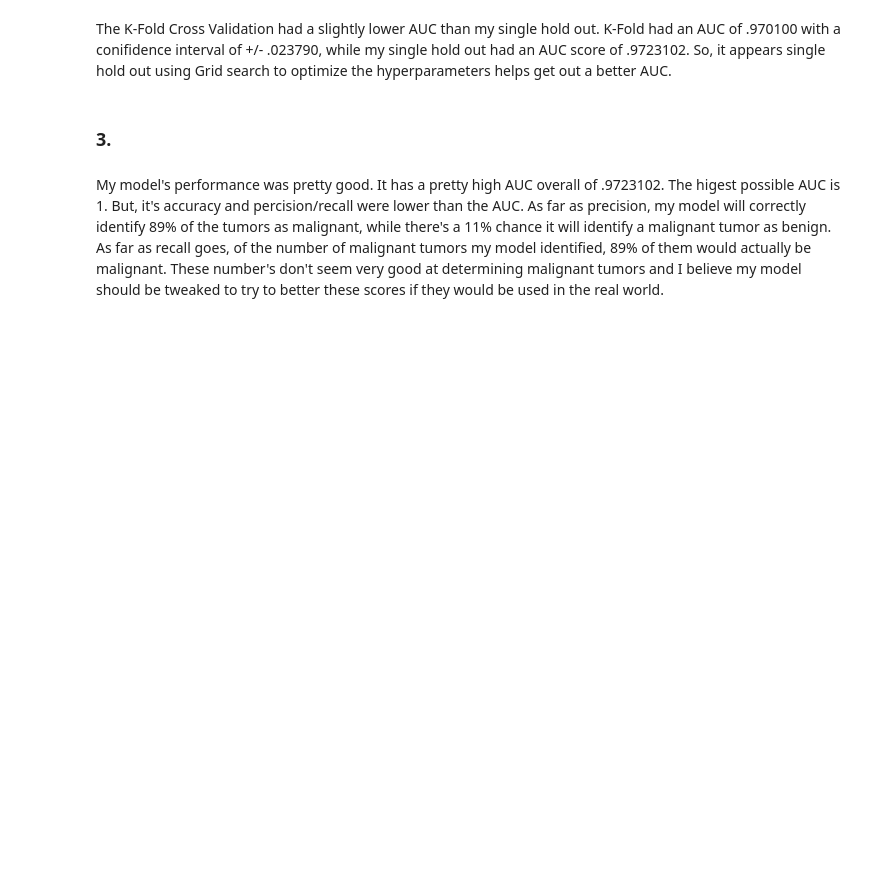
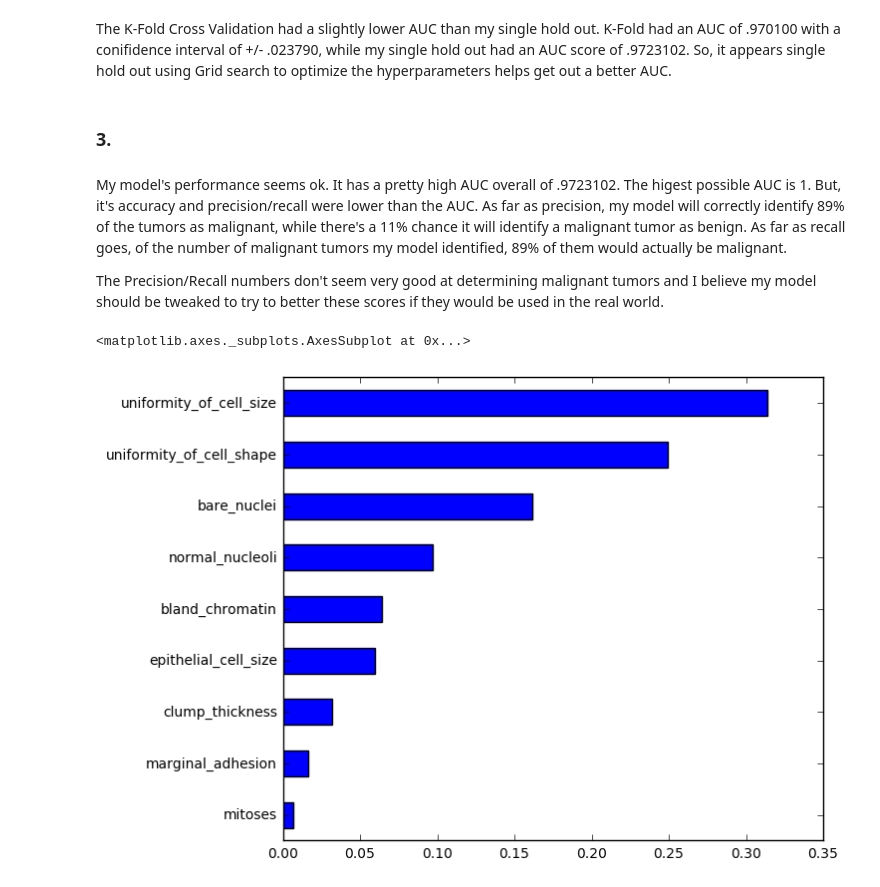
Before and after one commit to trishahanlon/DataScience-Spring2017, a Jupyter notebook: Advanced_Validation/Advanced_Validation.ipynb, the cells around one changed output. Cells and saved outputs as stored; diff of their text form; code cells hidden in the pictures; blank space fills up the shorter version.

```diff
--- a/Advanced_Validation/Advanced_Validation.ipynb
+++ b/Advanced_Validation/Advanced_Validation.ipynb
@@ -152,4 +152,14 @@ The K-Fold Cross Validation had a slightly lower AUC than my single hold out. K-
 # %% [markdown]
 ### 3.
 # %% [markdown]
-My model's performance was pretty good. It has a pretty high AUC overall of .9723102. The higest possible AUC is 1. But, it's accuracy and percision/recall were lower than the AUC. As far as precision, my model will correctly identify 89% of the tumors as malignant, while there's a 11% chance it will identify a malignant tumor as benign. As far as recall goes, of the number of malignant tumors my model identified, 89% of them would actually be malignant. These number's don't seem very good at determining malignant tumors and I believe my model should be tweaked to try to better these scores if they would be used in the real world.
+My model's performance seems ok. It has a pretty high AUC overall of .9723102. The higest possible AUC is 1. But, it's accuracy and precision/recall were lower than the AUC. As far as precision, my model will correctly identify 89% of the tumors as malignant, while there's a 11% chance it will identify a malignant tumor as benign. As far as recall goes, of the number of malignant tumors my model identified, 89% of them would actually be malignant.
+
+The Precision/Recall numbers don't seem very good at determining malignant tumors and I believe my model should be tweaked to try to better these scores if they would be used in the real world.
+# %%
+## let's look at what variables are important, just for kicks
+feature_importances = pd.Series(best_rfc.feature_importances_, index=cancer_data.columns)
+feature_importances.sort_values(inplace=True)
+feature_importances.plot(kind="barh", figsize=(7,6))
+# %% [output]
+<matplotlib.axes._subplots.AxesSubplot at 0x...>
+[figure, added]
```
